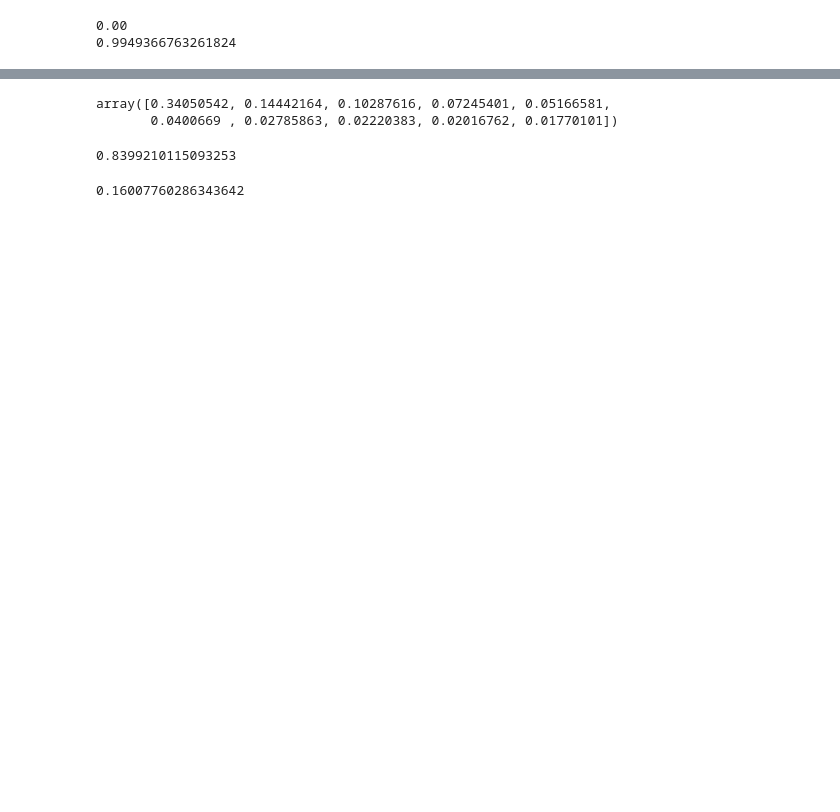
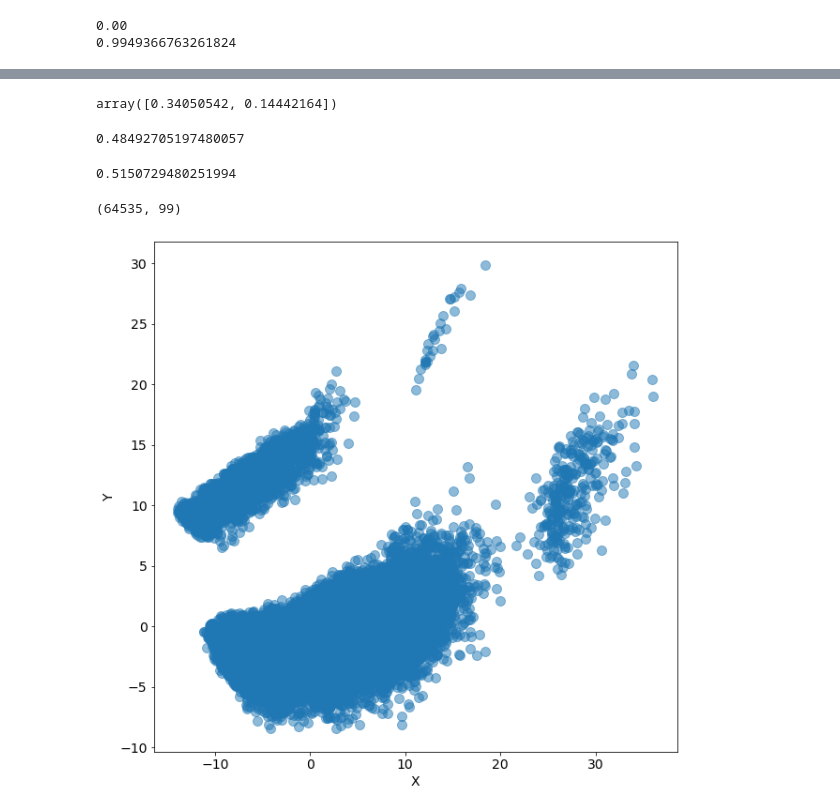
Before and after one commit to Khislatz/DS-Unit-1-Sprint-3-Linear-Algebra, a Jupyter notebook: module3-dimensionality-reduction/Khislat_Zhuraeva_LS_DS_133_High_Dimensional_Data_Assignment.ipynb, the cells around one changed output, grey strips where cells are left out. Cells and saved outputs as stored; diff of their text form; code cells hidden in the pictures; blank space fills up the shorter version.

```diff
--- a/module3-dimensionality-reduction/Khislat_Zhuraeva_LS_DS_133_High_Dimensional_Data_Assignment.ipynb
+++ b/module3-dimensionality-reduction/Khislat_Zhuraeva_LS_DS_133_High_Dimensional_Data_Assignment.ipynb
@@ -500,7 +514,7 @@ print(np.std(national_processed))
 # %%
 #import and instantiate the PCA class
 from sklearn.decomposition import PCA
-my_pca = PCA(n_components=10)
+my_pca = PCA(n_components=2)
 # %%
 #Apply PCA to the data
 pca_features = my_pca.fit_transform(national_processed)
@@ -510,0 +524,4 @@ array([-2.57657017, -1.37612724, -1.25383537, -0.61987908,  1.5928612 ,
+# %%
+# create a DataFrame that will have
+df_final = pd.DataFrame(data = pca_features, columns = ['comp_1', 'comp_2'])
+df_final.head()
@@ -513,15 +537,14 @@ array([-2.57657017, -1.37612724, -1.25383537, -0.61987908,  1.5928612 ,
 my_pca.explained_variance_ratio_ #of the 10 new variables, the first one captures 34%, second 14% etc.
 #Not explaining very well
 # %% [output]
-array([0.34050542, 0.14442164, 0.10287616, 0.07245401, 0.05166581,
-       0.0400669 , 0.02785863, 0.02220383, 0.02016762, 0.01770101])
+array([0.34050542, 0.14442164])
 # %%
 #How much total explained altogether
 sum(my_pca.explained_variance_ratio_) #about 84%
 # %% [output]
-0.8399210115093253
+0.48492705197480057
 # %%
 #How much information did we lose?
 1 - sum(my_pca.explained_variance_ratio_) #about 16%
 # %% [output]
-0.16007760286343642
+0.5150729480251994
@@ -528,3 +553,18 @@ sum(my_pca.explained_variance_ratio_) #about 84%
+# %%
+national_processed.shape
+# %% [output]
+(64535, 99)
+# %%
+# plot the visualization of the data by the components
+plt.figure(figsize=(10,10))
+plt.xlabel('X')
+plt.ylabel('Y')
+plt.scatter(x=df_final['comp_1'],
+             y=df_final['comp_2'],
+                s=100,
+                alpha=.5);
+# %% [output]
+[figure, added]
 # %% [markdown]
 # Stretch Goals
 
```
Also changed, not shown: parts of 6 cells of this notebook.
